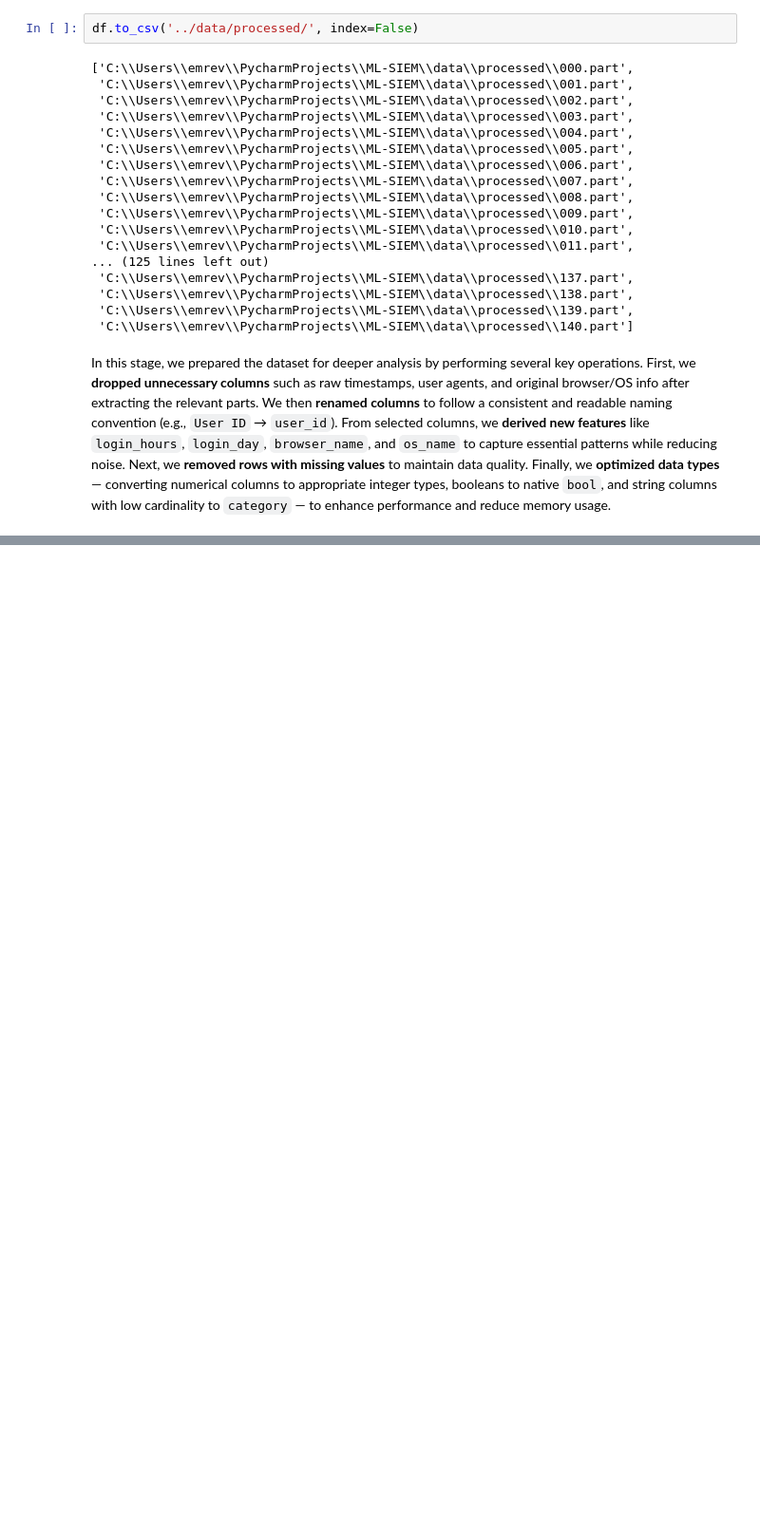
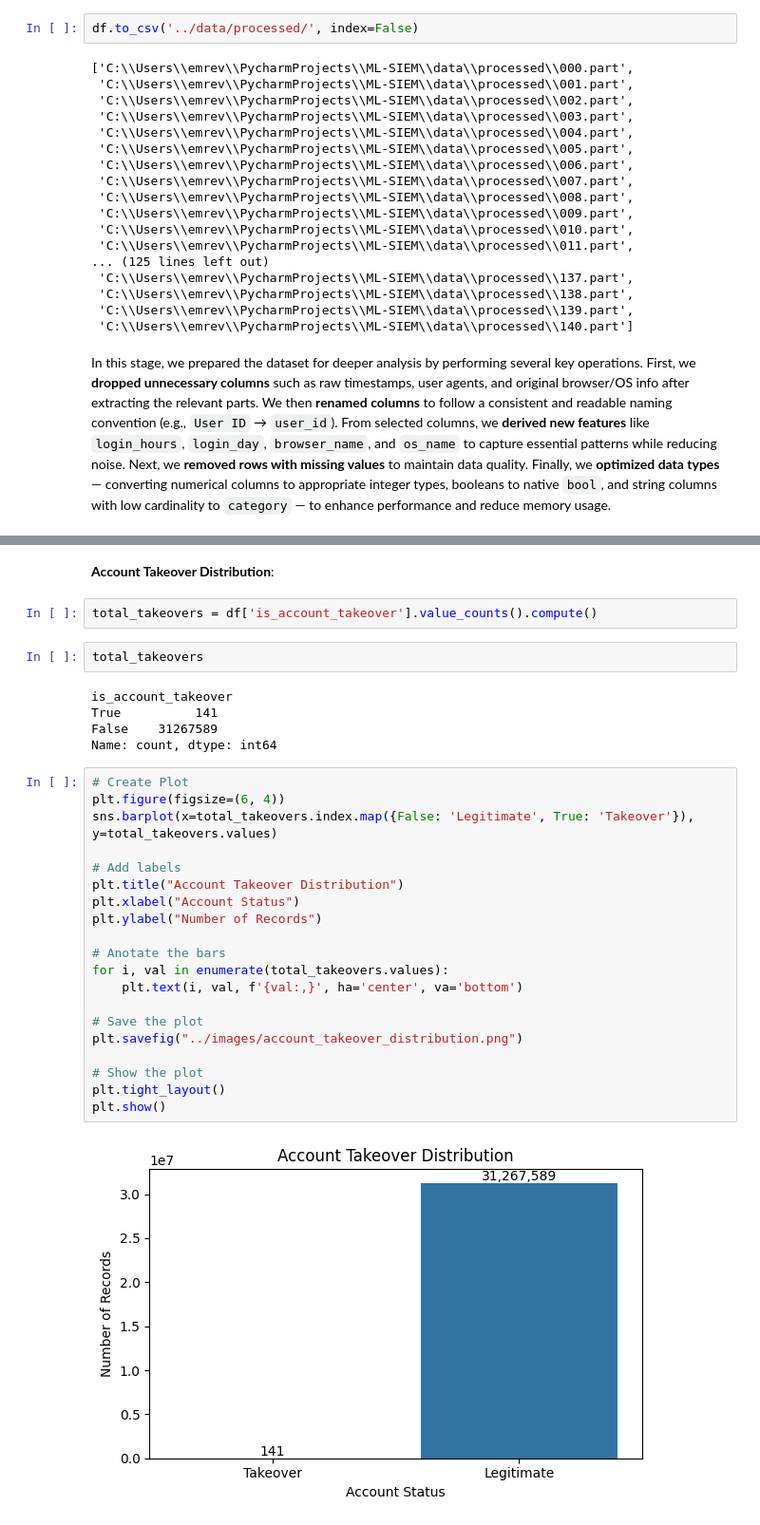
Before and after one commit to otuemre/ML-SIEM, a Jupyter notebook: notebooks/01_EDA.ipynb, the cells around one changed output, grey strips where cells are left out. Shown at 95% size. Saved outputs shown, nothing was run; the diff lists cells and outputs as text; blank space fills up the shorter version.

Commit message:
Finish EDA with Visualization

```diff
--- a/notebooks/01_EDA.ipynb
+++ b/notebooks/01_EDA.ipynb
@@ -374,0 +379,33 @@ In this stage, we prepared the dataset for deeper analysis by performing several
+# %% [markdown]
+**Account Takeover Distribution**:
+# %%
+total_takeovers = df['is_account_takeover'].value_counts().compute()
+# %%
+total_takeovers
+# %% [output]
+is_account_takeover
+True          141
+False    31267589
+Name: count, dtype: int64
+# %%
+# Create Plot
+plt.figure(figsize=(6, 4))
+sns.barplot(x=total_takeovers.index.map({False: 'Legitimate', True: 'Takeover'}), y=total_takeovers.values)
+
+# Add labels
+plt.title("Account Takeover Distribution")
+plt.xlabel("Account Status")
+plt.ylabel("Number of Records")
+
+# Anotate the bars
+for i, val in enumerate(total_takeovers.values):
+    plt.text(i, val, f'{val:,}', ha='center', va='bottom')
+
+# Save the plot
+plt.savefig("../images/account_takeover_distribution.png")
+
+# Show the plot
+plt.tight_layout()
+plt.show()
+# %% [output]
+[figure, added]
```
Also changed, not shown: parts of 16 cells of this notebook.
